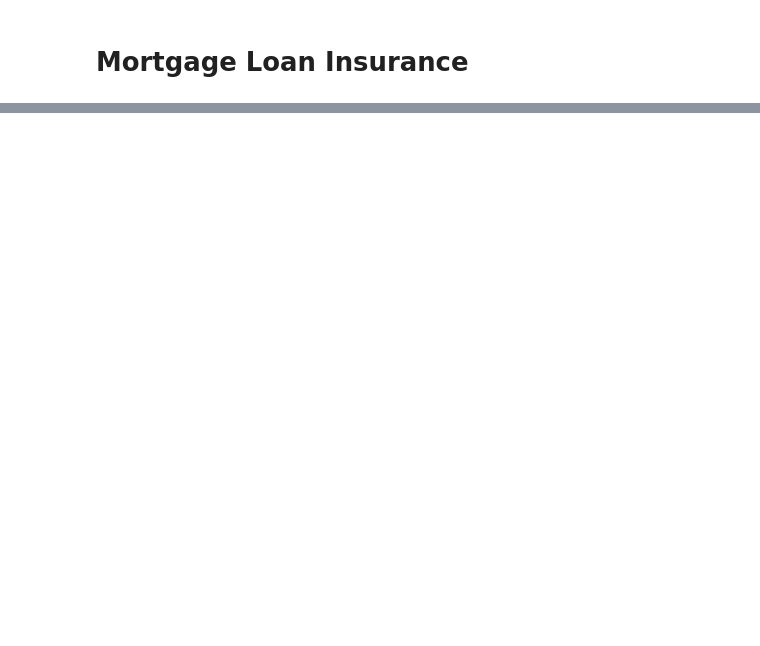
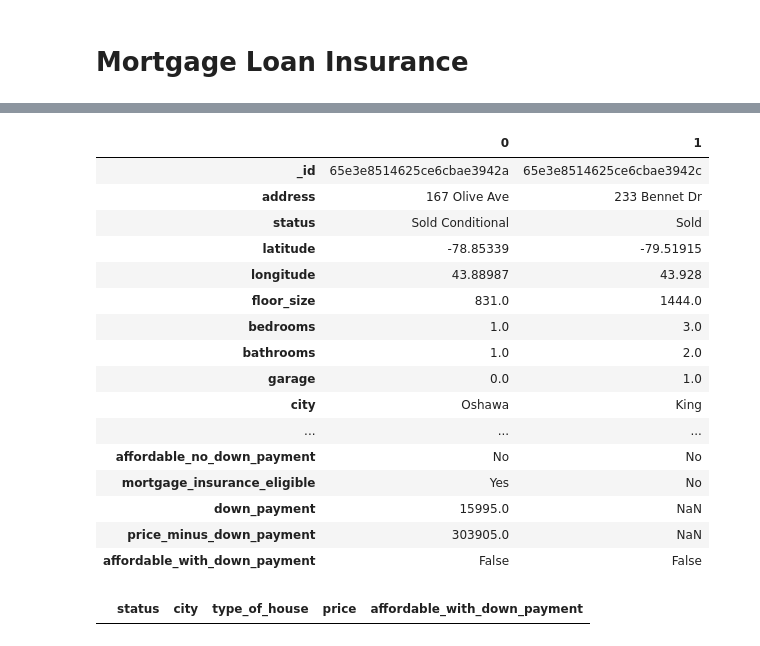
Before and after one commit to MaisieDeGraaf/Housing-Project_Final, a Jupyter notebook: Affordability_and_loan_insurance.ipynb, the cells around one changed output, grey strips where cells are left out. Cells and saved outputs as stored; diff of their text form; code cells hidden in the pictures; blank space fills up the shorter version.

```diff
--- a/Affordability_and_loan_insurance.ipynb
+++ b/Affordability_and_loan_insurance.ipynb
@@ -157 +163,39 @@ houses_df.head(2).T
 | down_payment | 15995.0 | NaN |
+# %%
+# Is the house now considered affordable if a person has a down payment
+# price - down payment
+houses_df['price_minus_down_payment'] = houses_df['price'] - houses_df['down_payment']
+
+# Add new column based on price with downpayment
+houses_df['affordable_with_down_payment'] = houses_df['price_minus_down_payment'] <= affordability_threshold
+
+# Display the DataFrame
+houses_df.head(2).T
+# %% [output]
+|  | 0 | 1 |
+| _id | 65e3e8514625ce6cbae3942a | 65e3e8514625ce6cbae3942c |
+| address | 167 Olive Ave | 233 Bennet Dr |
+| status | Sold Conditional | Sold |
+| latitude | -78.85339 | -79.51915 |
+| longitude | 43.88987 | 43.928 |
+| floor_size | 831.0 | 1444.0 |
+| bedrooms | 1.0 | 3.0 |
+| bathrooms | 1.0 | 2.0 |
+| garage | 0.0 | 1.0 |
+| city | Oshawa | King |
+| ... | ... | ... |
+| affordable_no_down_payment | No | No |
+| mortgage_insurance_eligible | Yes | No |
+| down_payment | 15995.0 | NaN |
+| price_minus_down_payment | 303905.0 | NaN |
+| affordable_with_down_payment | False | False |
+# %%
+# Only houses that are affordable
+affordable_houses_with_down_payment = houses_df[houses_df['affordable_with_down_payment'] == 'Yes']
+
+selected_columns = ['status', 'city', 'type_of_house','price', 'affordable_with_down_payment']
+
+# Display the DataFrame with only the selected columns
+affordable_houses_with_down_payment[selected_columns]
+# %% [output]
+|  | status | city | type_of_house | price | affordable_with_down_payment |
```
Also changed, not shown: parts of 10 cells of this notebook.
